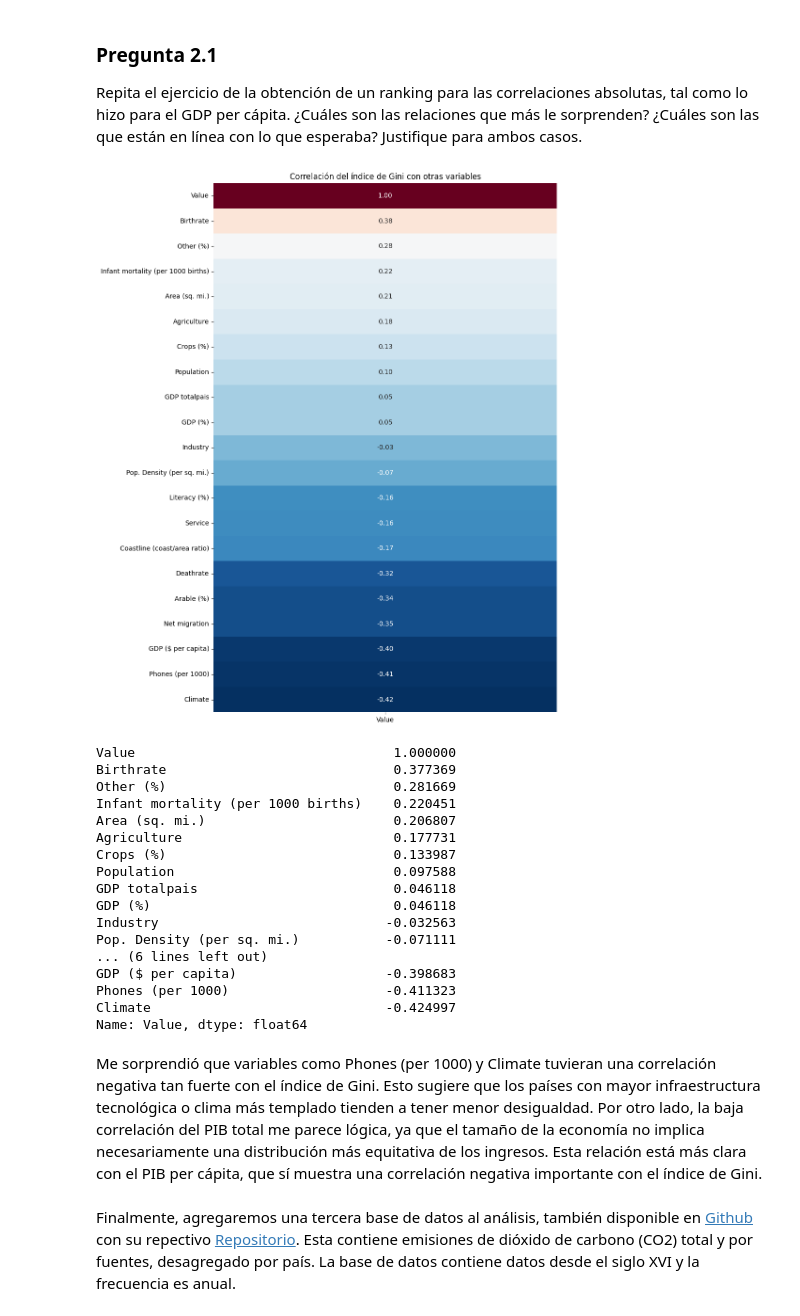
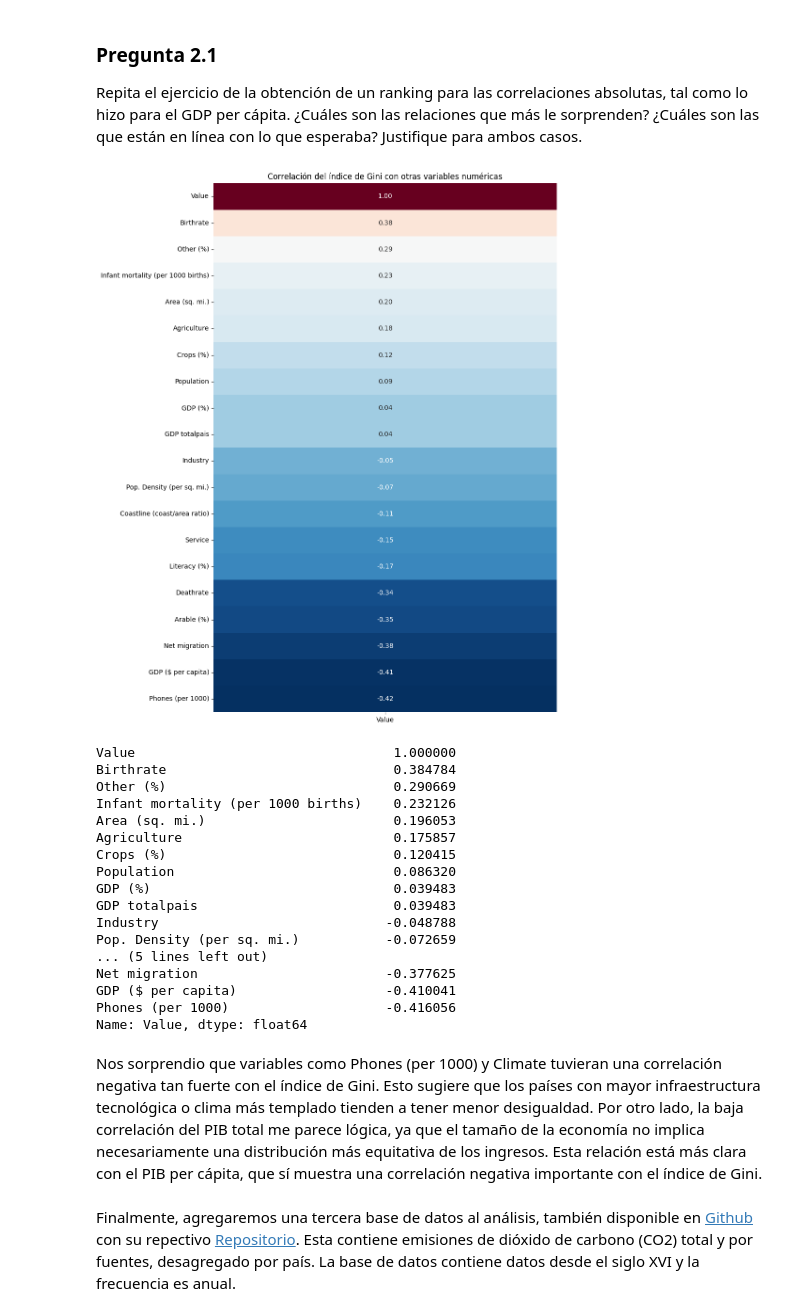
Before and after one commit to Jose062797/Tarea-1---AMLE, a Jupyter notebook: Tarea_1.ipynb, the cells around one changed output. Drawn from its saved outputs; the diff is of its cells as text; code cells hidden in the pictures.

```diff
--- a/Tarea_1.ipynb
+++ b/Tarea_1.ipynb
@@ -362,12 +432,25 @@ Este enfoque de imputación nos permite mantener la integridad del dataset prese
 # %%
-# Para variables numéricas con distribución sesgada, usamos la mediana
+# 1. Identificar variables categóricas
+categorical_columns = ['Climate']
+
+# 2. Para variables numéricas con distribución sesgada, usar la mediana
 skewed_columns = ['GDP ($ per capita)', 'Pop. Density (per sq. mi.)']
 for col in skewed_columns:
     if col in df.columns and df[col].isna().sum() > 0:
-        df[col].fillna(df[col].median(), inplace=True)
+        df.loc[:, col] = df[col].fillna(df[col].median())
 
-# Para el resto de variables numéricas, usamos la media
-df.fillna(df.mean(numeric_only=True), inplace=True)
+# 3. Para el resto de variables numéricas, usar la media
+numerical_columns = df.select_dtypes(include=['float64', 'int64']).columns
+numerical_columns = [col for col in numerical_columns if col not in skewed_columns and col not in categorical_columns]
+for col in numerical_columns:
+    if df[col].isna().sum() > 0:
+        df.loc[:, col] = df[col].fillna(df[col].mean())
+
+# 4. Para variables categóricas, usar la moda
+for col in categorical_columns:
+    if col in df.columns and df[col].isna().sum() > 0:
+        mode_value = df[col].mode()[0]
+        df.loc[:, col] = df[col].fillna(mode_value)
 
 # Verificamos que no queden valores nulos
 print("Valores nulos restantes:", df.isna().sum().sum())
@@ -718,7 +810,7 @@ country_name_mapping = {
     "Bahamas": "Bahamas, The",
     "Bosnia and Herzegovina": "Bosnia & Herzegovina",
     "Myanmar": "Burma",
-    "Cape Verde": "Cabo Verde",
+    "Cabo Verde": "Cape Verde",
     "Central African Republic": "Central African Rep.",
     "Congo, Rep.": "Congo, Repub. of the",
     "Czechia": "Czech Republic",
@@ -791,7 +883,9 @@ print(f"\nNúmero de filas en el dataset combinado: {len(df_merged)}")
 df_merged.info()
 
 # Opcional: Mostrar un resumen de estadísticas descriptivas
-df_merged.describe()
+numeric_columns = df_merged.select_dtypes(include=['float64', 'int64']).columns
+numeric_columns = [col for col in numeric_columns if col != 'Climate']  # Excluimos Climate al ser categórica
+df_merged[numeric_columns].describe()
 # %% [output]
 Estructura del dataset Gini:
 <class 'pandas.core.frame.DataFrame'>
@@ -826,39 +919,44 @@ memory usage: 14.3+ KB
 Repita el ejercicio de la obtención de un ranking para las correlaciones absolutas, tal como lo hizo para el GDP per cápita. ¿Cuáles son las relaciones que más le sorprenden? ¿Cuáles son las que están en línea con lo que esperaba? Justifique para ambos casos.
 # %%
 # Calculamos las correlaciones entre el índice Gini y el resto de variables numéricas
-correlaciones_gini = df_merged.select_dtypes(include='number').drop(columns=['Year'], errors='ignore').corr()['Value'].sort_values(ascending=False) # Added errors='ignore' to the drop method
+# Primero seleccionamos variables numéricas y excluimos Year
+numeric_columns = df_merged.select_dtypes(include='number').columns
+# Excluimos Climate al ser categórica y Year por ser temporal
+cols_for_correlation = [col for col in numeric_columns if col != 'Climate' and col != 'Year']
+
+# Calculamos las correlaciones solo con variables numéricas adecuadas
+correlaciones_gini = df_merged[cols_for_correlation].corr()['Value'].sort_values(ascending=False)
 
 # Visualizamos las correlaciones en un heatmap
 plt.figure(figsize=(10, 12))
 sns.heatmap(correlaciones_gini.to_frame(), annot=True, cmap='RdBu_r', fmt='.2f', cbar=False)
-plt.title('Correlación del índice de Gini con otras variables')
+plt.title('Correlación del índice de Gini con otras variables numéricas')
 plt.tight_layout()
 plt.show()
 
 # Mostramos las correlaciones ordenadas
 print(correlaciones_gini)
 # %% [output]
-[figure, old version]
+[figure, new version]
 Value                                 1.000000
-Birthrate                             0.377369
-Other (%)                             0.281669
-Infant mortality (per 1000 births)    0.220451
-Area (sq. mi.)                        0.206807
-Agriculture                           0.177731
-Crops (%)                             0.133987
-Population                            0.097588
-GDP totalpais                         0.046118
-GDP (%)                               0.046118
-Industry                             -0.032563
-Pop. Density (per sq. mi.)           -0.071111
-... (6 lines left out)
-GDP ($ per capita)                   -0.398683
-Phones (per 1000)                    -0.411323
-Climate                              -0.424997
+Birthrate                             0.384784
+Other (%)                             0.290669
+Infant mortality (per 1000 births)    0.232126
+Area (sq. mi.)                        0.196053
+Agriculture                           0.175857
+Crops (%)                             0.120415
+Population                            0.086320
+GDP (%)                               0.039483
+GDP totalpais                         0.039483
+Industry                             -0.048788
+Pop. Density (per sq. mi.)           -0.072659
+... (5 lines left out)
+Net migration                        -0.377625
+GDP ($ per capita)                   -0.410041
+Phones (per 1000)                    -0.416056
 Name: Value, dtype: float64
 # %% [markdown]
-
-Me sorprendió que variables como Phones (per 1000) y Climate tuvieran una correlación negativa tan fuerte con el índice de Gini. Esto sugiere que los países con mayor infraestructura tecnológica o clima más templado tienden a tener menor desigualdad. Por otro lado, la baja correlación del PIB total me parece lógica, ya que el tamaño de la economía no implica necesariamente una distribución más equitativa de los ingresos. Esta relación está más clara con el PIB per cápita, que sí muestra una correlación negativa importante con el índice de Gini.
+Nos sorprendio que variables como Phones (per 1000) y Climate tuvieran una correlación negativa tan fuerte con el índice de Gini. Esto sugiere que los países con mayor infraestructura tecnológica o clima más templado tienden a tener menor desigualdad. Por otro lado, la baja correlación del PIB total me parece lógica, ya que el tamaño de la economía no implica necesariamente una distribución más equitativa de los ingresos. Esta relación está más clara con el PIB per cápita, que sí muestra una correlación negativa importante con el índice de Gini.
 # %% [markdown]
 Finalmente, agregaremos una tercera base de datos al análisis, también disponible en [Github](https://raw.githubusercontent.com/datasets/co2-fossil-by-nation/refs/heads/main/data/fossil-fuel-co2-emissions-by-nation.csv) con su repectivo
 [Repositorio](https://github.com/datasets/co2-fossil-by-nation). Esta contiene emisiones de dióxido de carbono (CO2) total y por fuentes, desagregado por país. La base de datos contiene datos desde el siglo XVI y la frecuencia es anual.
```
Also changed, not shown: parts of 13 cells of this notebook.
